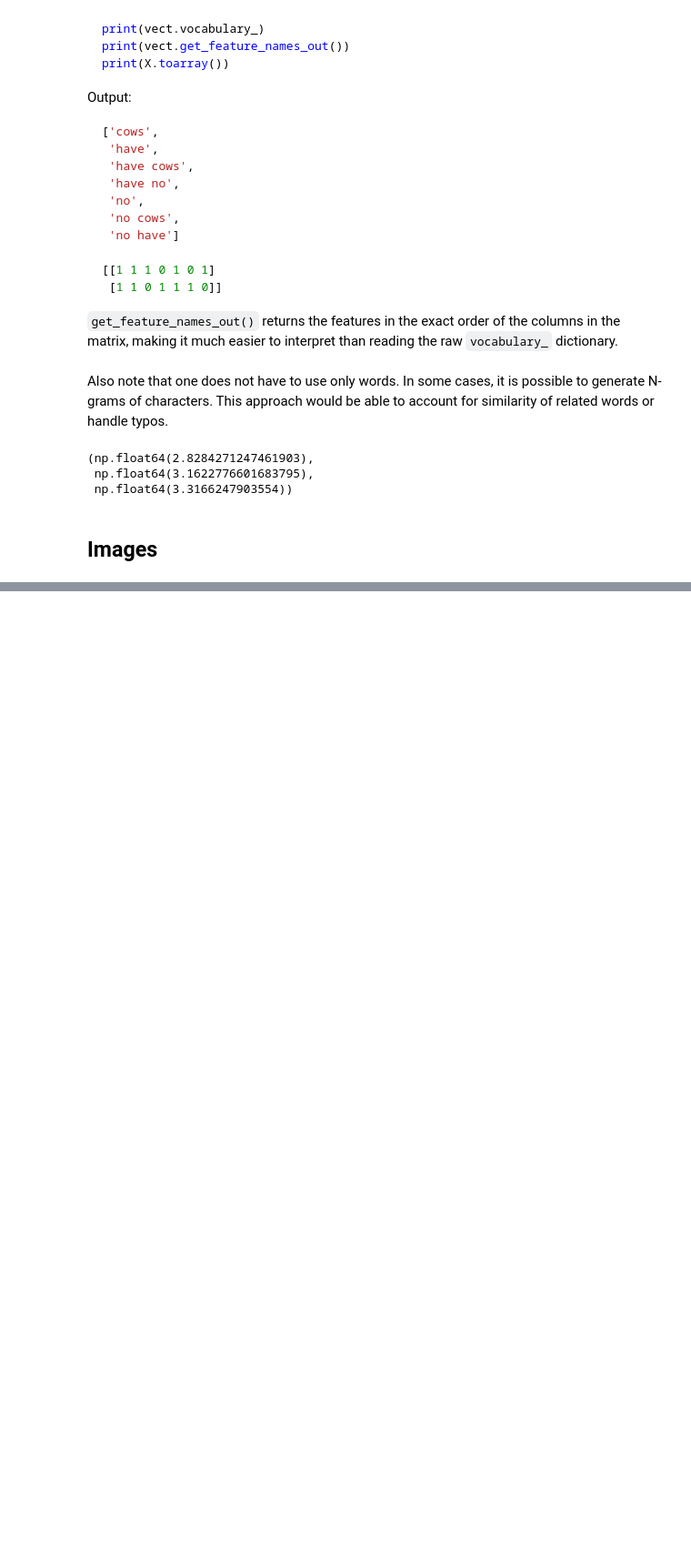
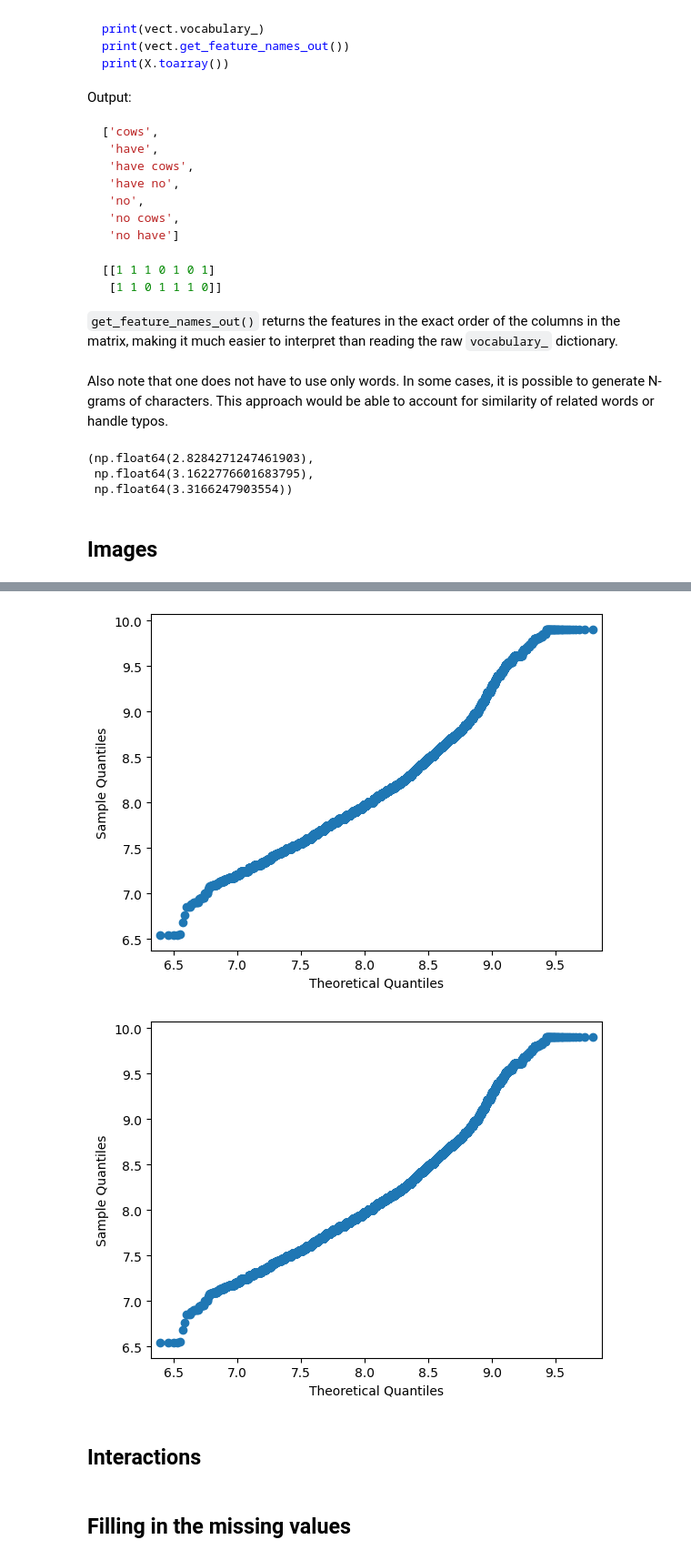
Before and after one commit to rahulrajesh131999/ai-ml-dl-journey, a Jupyter notebook: topic6/feature_engineering&feature_selection.ipynb, the cells around one changed output, grey strips where cells are left out. Shown at 91% size. Saved outputs shown, nothing was run; the diff lists cells and outputs as text; code cells hidden in the pictures; blank space fills up the shorter version.

```diff
--- a/topic6/feature_engineering&feature_selection.ipynb
+++ b/topic6/feature_engineering&feature_selection.ipynb
@@ -535,0 +781,7 @@ euclidean(n1, n2), euclidean(n2, n3), euclidean(n3, n4)
+# %%
+sm.qqplot(price_log, loc=price_log.mean(), scale=price_log.std())
+# %% [output]
+[figure, added]
+[figure, added]
+# %% [markdown]
+## Interactions
@@ -535,0 +792,2 @@ euclidean(n1, n2), euclidean(n2, n3), euclidean(n3, n4)
+# %% [markdown]
+## Filling in the missing values
```
Also changed, not shown: parts of 59 cells of this notebook, 4 other files.
